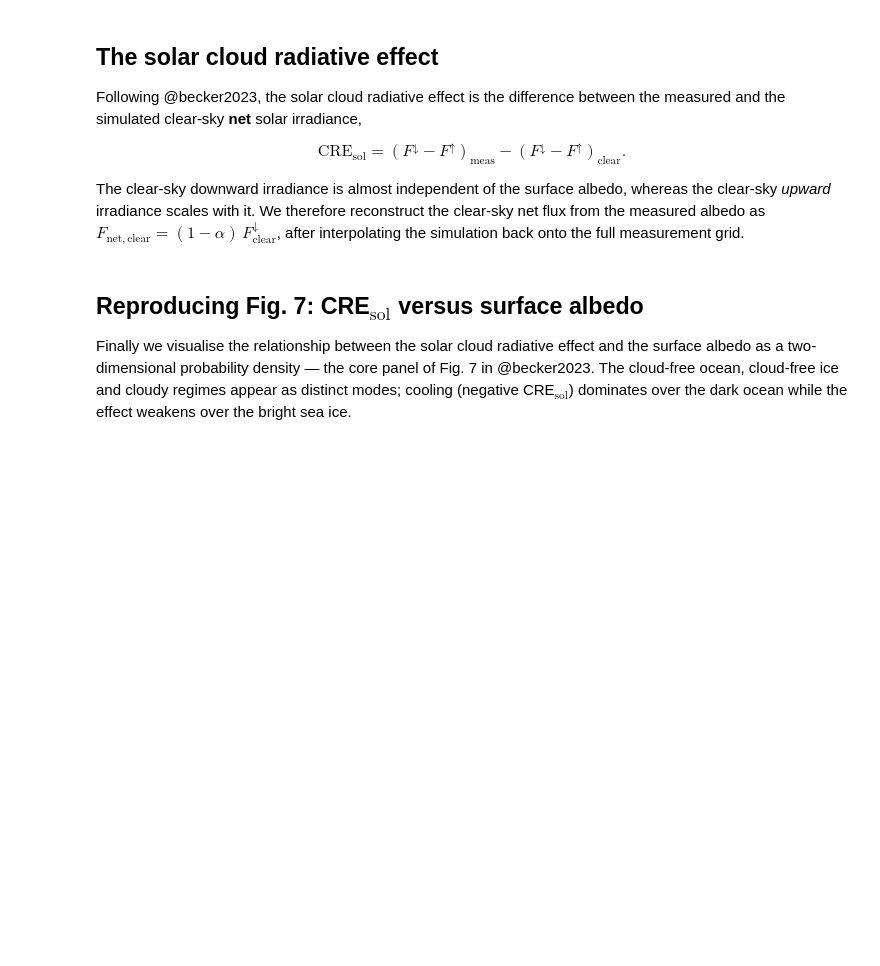
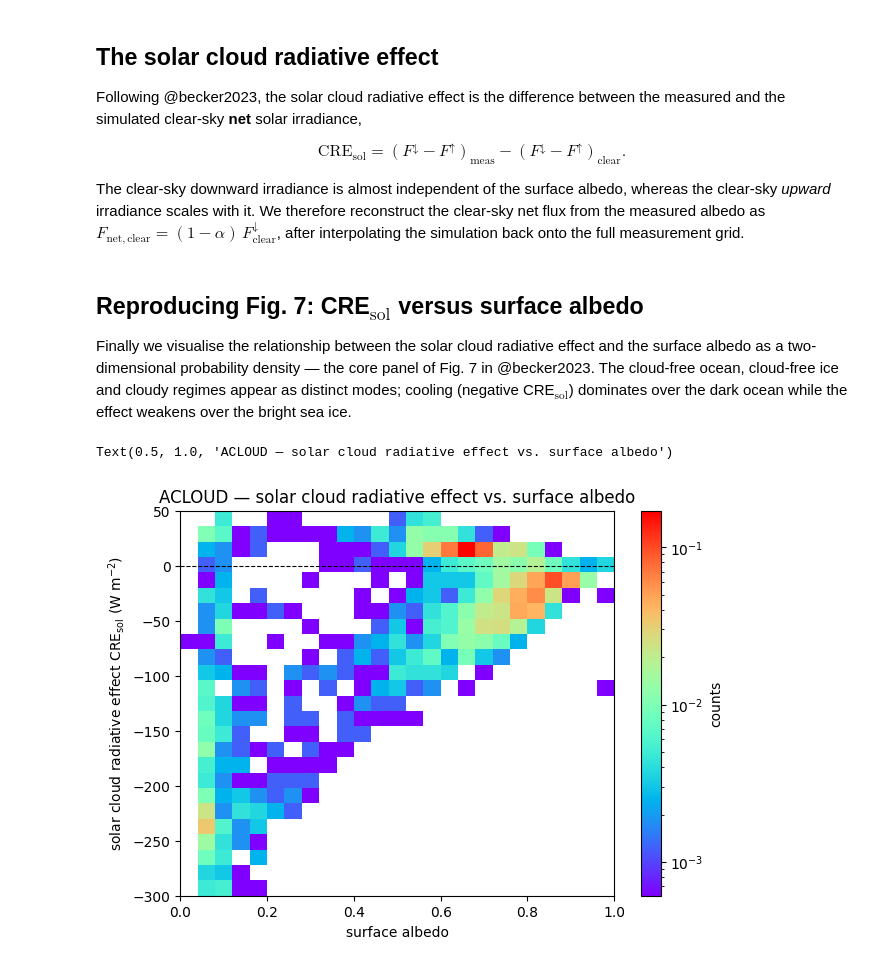
Before and after one commit to ac3-tr/ac3-book, a Jupyter notebook: book/example-notebooks/acloud_libradtran_solar_cre_example.ipynb, the cells around one changed output. Drawn from its saved outputs; the diff is of its cells as text; code cells hidden in the pictures; blank space fills up the shorter version.

```diff
--- a/book/example-notebooks/acloud_libradtran_solar_cre_example.ipynb
+++ b/book/example-notebooks/acloud_libradtran_solar_cre_example.ipynb
@@ -134,7 +202,7 @@ $$\mathrm{CRE_{sol}} = \left(F^{\downarrow} - F^{\uparrow}\right)_\mathrm{meas}
 The clear-sky downward irradiance is almost independent of the surface albedo, whereas the clear-sky *upward* irradiance scales with it. We therefore reconstruct the clear-sky net flux from the measured albedo as $F_\mathrm{net,clear} = (1-\alpha)\,F^{\downarrow}_\mathrm{clear}$, after interpolating the simulation back onto the full measurement grid.
 # %%
 # interpolate the (sub-sampled) clear-sky simulation onto the measurement grid
-F_dw_clear_full = F_dw_clear.interp(time=obs["time"])
+F_dw_clear_full = F_dw_clear.interp(time=obs["time"]) / 1000
 
 # clear-sky net solar irradiance and the solar cloud radiative effect
 F_net_clear = (1.0 - albedo) * F_dw_clear_full
@@ -146,16 +214,25 @@ Finally we visualise the relationship between the solar cloud radiative effect a
 # %%
 a = np.asarray(albedo).ravel()
 c = np.asarray(cre_sol).ravel()
 m = np.isfinite(a) & np.isfinite(c)
 
 fig, ax = plt.subplots(figsize=(7, 5))
-hb = ax.hist2d(
-    a[m], c[m], bins=(40, 40), range=[[0, 1], [-200, 100]],
-    cmap="cividis", density=True,
+
+h = ax.hist2d(
+    a[m],
+    c[m],
+    bins=25,
+    range=[[0, 1], [-300, 50]],
+    cmap="rainbow",
+    norm=plt.matplotlib.colors.LogNorm(),
+    density=True
 )
-fig.colorbar(hb[3], ax=ax, label="probability density")
+plt.colorbar(h[3], label="counts")
+
 ax.axhline(0.0, color="k", lw=0.8, ls="--")
 ax.set_xlabel("surface albedo")
 ax.set_ylabel(r"solar cloud radiative effect CRE$_\mathrm{sol}$ (W m$^{-2}$)")
 ax.set_title("ACLOUD — solar cloud radiative effect vs. surface albedo")
-plt.show()
+# %% [output]
+Text(0.5, 1.0, 'ACLOUD — solar cloud radiative effect vs. surface albedo')
+[figure, added]
```
Also changed, not shown: parts of 9 cells of this notebook, 1 other file.
